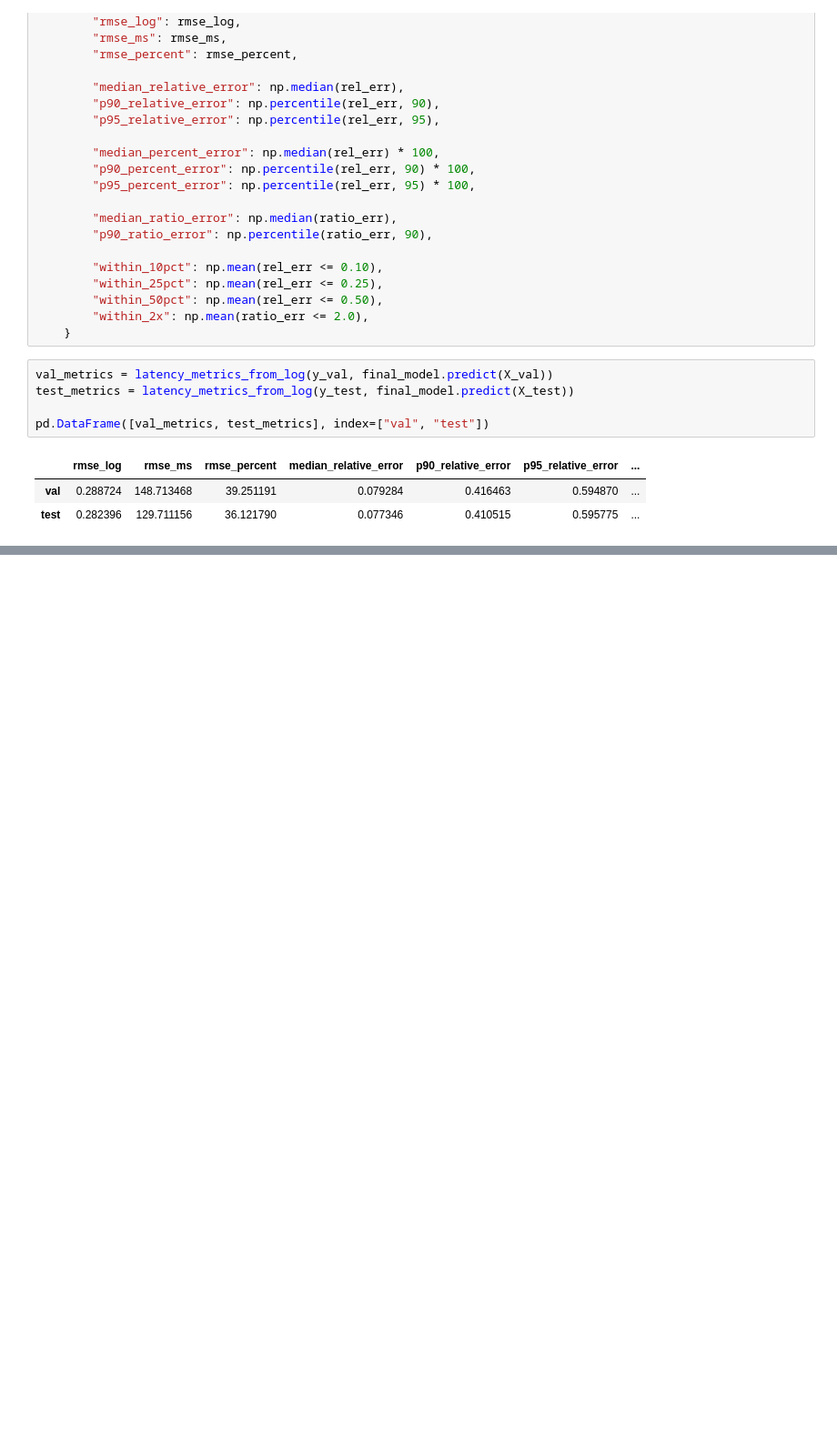
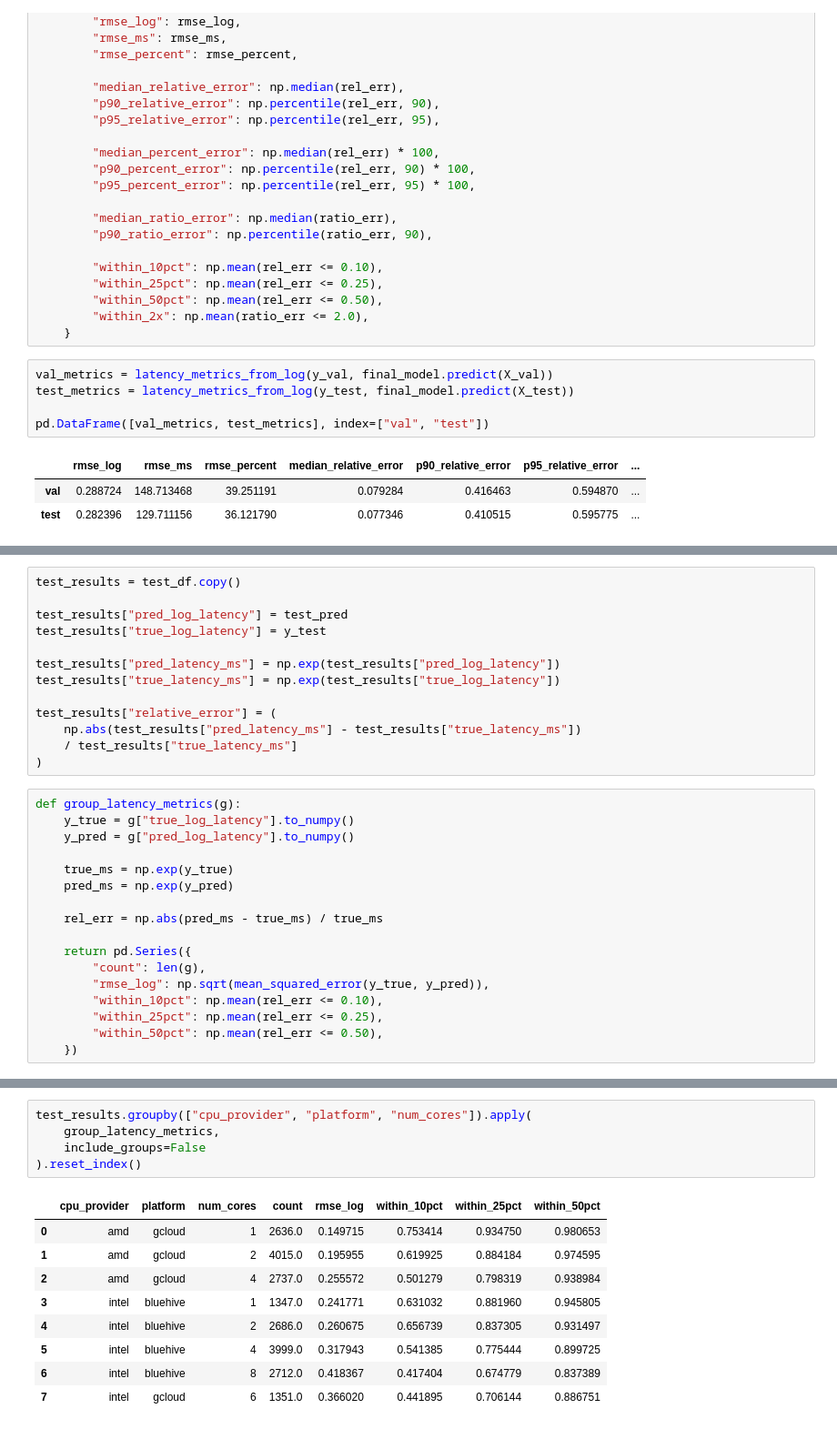
Before and after one commit to sidnarsipur/onnx-predict, a Jupyter notebook: training/sid/training_run_one.ipynb, the cells around one changed output, grey strips where cells are left out. Shown at 91% size. Drawn from its saved outputs; the diff is of its cells as text; blank space fills up the shorter version.

```diff
--- a/training/sid/training_run_one.ipynb
+++ b/training/sid/training_run_one.ipynb
@@ -256,0 +253,30 @@ pd.DataFrame([val_metrics, test_metrics], index=["val", "test"])
+# %%
+test_results = test_df.copy()
+
+test_results["pred_log_latency"] = test_pred
+test_results["true_log_latency"] = y_test
+
+test_results["pred_latency_ms"] = np.exp(test_results["pred_log_latency"])
+test_results["true_latency_ms"] = np.exp(test_results["true_log_latency"])
+
+test_results["relative_error"] = (
+    np.abs(test_results["pred_latency_ms"] - test_results["true_latency_ms"])
+    / test_results["true_latency_ms"]
+)
+# %%
+def group_latency_metrics(g):
+    y_true = g["true_log_latency"].to_numpy()
+    y_pred = g["pred_log_latency"].to_numpy()
+
+    true_ms = np.exp(y_true)
+    pred_ms = np.exp(y_pred)
+
+    rel_err = np.abs(pred_ms - true_ms) / true_ms
+
+    return pd.Series({
+        "count": len(g),
+        "rmse_log": np.sqrt(mean_squared_error(y_true, y_pred)),
+        "within_10pct": np.mean(rel_err <= 0.10),
+        "within_25pct": np.mean(rel_err <= 0.25),
+        "within_50pct": np.mean(rel_err <= 0.50),
+    })
@@ -256,0 +303,15 @@ pd.DataFrame([val_metrics, test_metrics], index=["val", "test"])
+# %%
+test_results.groupby(["cpu_provider", "platform", "num_cores"]).apply(
+    group_latency_metrics,
+    include_groups=False
+).reset_index()
+# %% [output]
+|  | cpu_provider | platform | num_cores | count | rmse_log | within_10pct | within_25pct | within_50pct |
+| 0 | amd | gcloud | 1 | 2636.0 | 0.149715 | 0.753414 | 0.934750 | 0.980653 |
+| 1 | amd | gcloud | 2 | 4015.0 | 0.195955 | 0.619925 | 0.884184 | 0.974595 |
+| 2 | amd | gcloud | 4 | 2737.0 | 0.255572 | 0.501279 | 0.798319 | 0.938984 |
+| 3 | intel | bluehive | 1 | 1347.0 | 0.241771 | 0.631032 | 0.881960 | 0.945805 |
+| 4 | intel | bluehive | 2 | 2686.0 | 0.260675 | 0.656739 | 0.837305 | 0.931497 |
+| 5 | intel | bluehive | 4 | 3999.0 | 0.317943 | 0.541385 | 0.775444 | 0.899725 |
+| 6 | intel | bluehive | 8 | 2712.0 | 0.418367 | 0.417404 | 0.674779 | 0.837389 |
+| 7 | intel | gcloud | 6 | 1351.0 | 0.366020 | 0.441895 | 0.706144 | 0.886751 |
```
Also changed, not shown: parts of 10 cells of this notebook, 1 other file.
